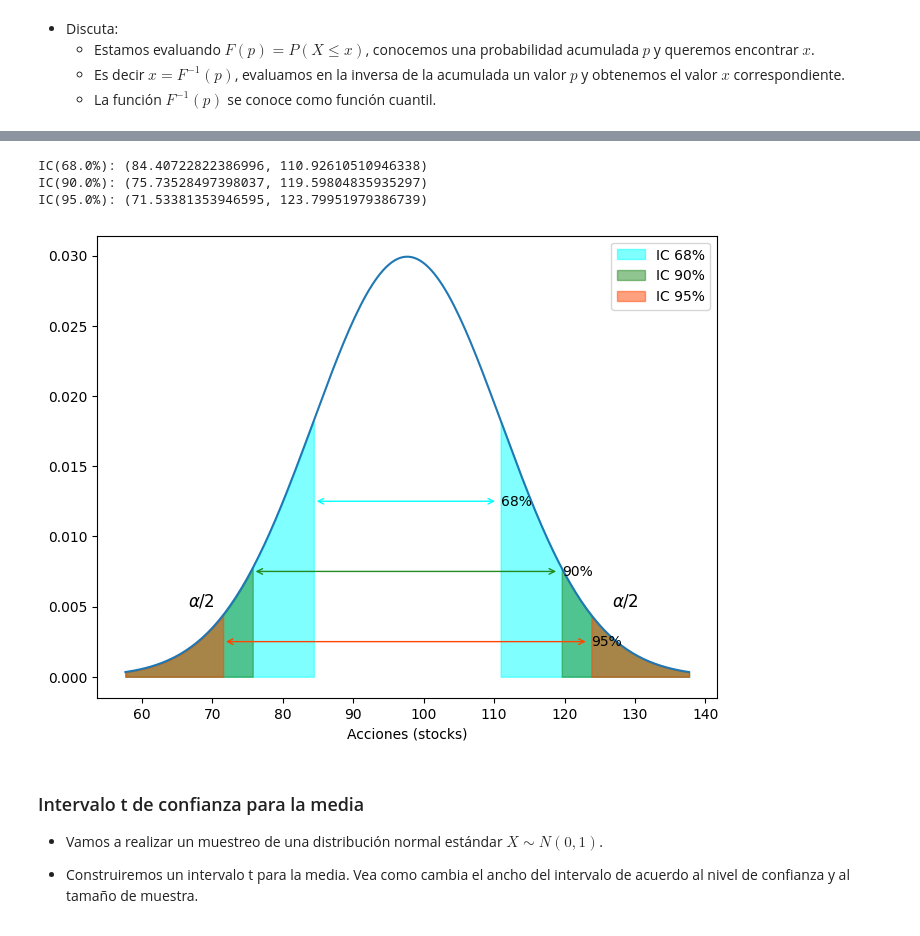
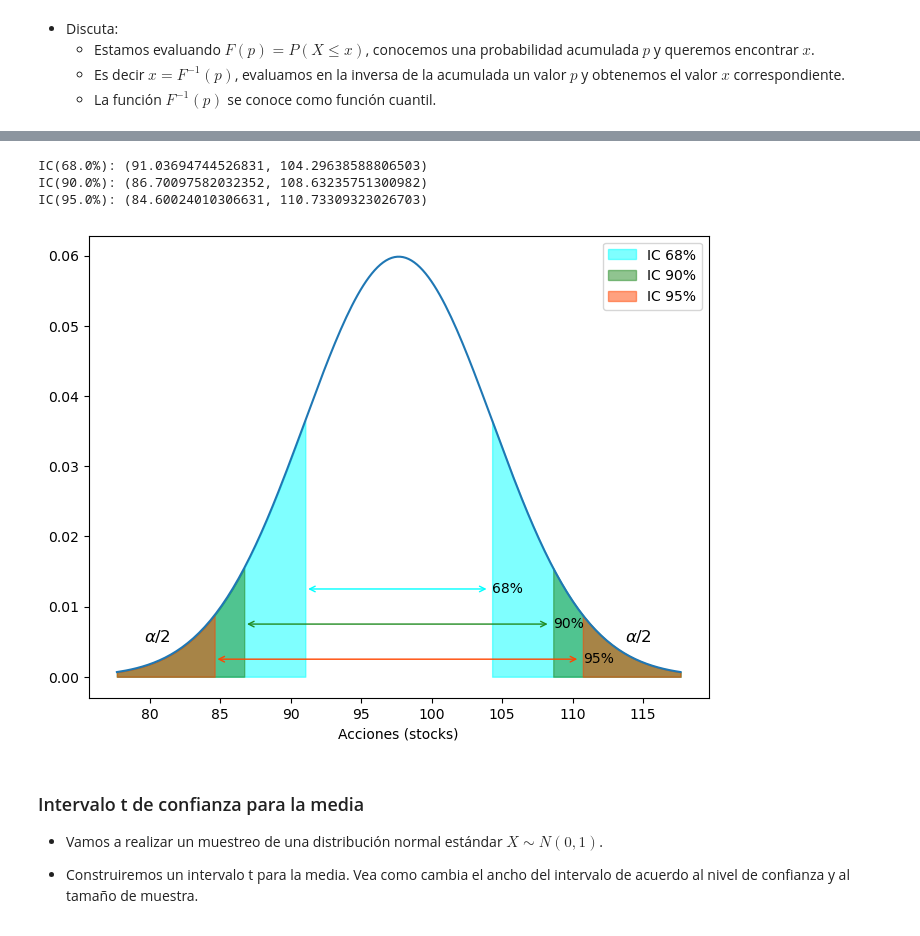
Before and after one commit to marsgr6/r-scripts, a Jupyter notebook: notebooks/probability_review.ipynb, the cells around one changed output, grey strips where cells are left out. Saved outputs shown, nothing was run; the diff lists cells and outputs as text; code cells hidden in the pictures.

```diff
--- a/notebooks/probability_review.ipynb
+++ b/notebooks/probability_review.ipynb
@@ -411,9 +421,11 @@ plt.show()
 # %%
+muestra = np.array([100, 109, 110, 80, 65, 125,120, 85, 85])
+
 media_muestral = muestra.mean()  # X barra
 sigma2 = 400  # varianza conocida
 ssigma = np.sqrt(sigma2)  # desviación estándar
 n = 9  # tamaño de la muestra
-se = sigma / np.sqrt(n)  # estándar error
+se = ssigma / np.sqrt(n)  # estándar error
 
 # PDF
 plt.figure(figsize=(8,6))
@@ -450,37 +462,38 @@ print(r"IC("+str((1-alpha)*100)+"%):", IC90)
 x_left = np.linspace(media_muestral-3*se, IC90[0])
 plt.fill_between(x_left, norm.pdf(x_left, media_muestral, se), color='forestgreen', alpha=0.5)
 # sombreamos cola derecha para IC90
 x_right = np.linspace(IC90[1], media_muestral+3*se)
 plt.fill_between(x_right, norm.pdf(x_right, media_muestral, se),
                  color='forestgreen', alpha=0.5, label="IC 90%")
 plt.annotate("90%", xy=(IC90[0], 0.0075), xytext=(IC90[1], 0.0075),
              va="center", # alineado vertical
              arrowprops=dict(arrowstyle="<->", color="forestgreen"))
 
 # IC 95%
 alpha = 0.05  # # IC 95%
 IC95 = norm.interval(1-alpha, loc=muestra.mean(), scale=se)  # intervalo IC95
 print(r"IC("+str((1-alpha)*100)+"%):", IC95)
 
 # sombreamos cola izquierda para IC95
 x_left = np.linspace(media_muestral-3*se, IC95[0])
 plt.fill_between(x_left, norm.pdf(x_left, media_muestral, se), color='orangered', alpha=0.5)
 # sombreamos cola derecha para IC95
 x_right = np.linspace(IC95[1], media_muestral+3*se)
 plt.fill_between(x_right, norm.pdf(x_right, media_muestral, se),
                  color='orangered', alpha=0.5, label="IC 95%")
 plt.annotate("95%", xy=(IC95[0], 0.0025), xytext=(IC95[1], 0.0025),
              va="center", # alineado vertical
              arrowprops=dict(arrowstyle="<->", color ='orangered'))
 plt.text(IC95[0]-5, 0.005, r"$\alpha/2$", fontsize=12)
 plt.text(IC95[1]+3, 0.005, r"$\alpha/2$", fontsize=12)
 plt.xlabel("Acciones (stocks)")
 legend=plt.legend()
+plt.show()
 # %% [output]
-IC(68.0%): (84.40722822386996, 110.92610510946338)
-IC(90.0%): (75.73528497398037, 119.59804835935297)
-IC(95.0%): (71.53381353946595, 123.79951979386739)
+IC(68.0%): (91.03694744526831, 104.29638588806503)
+IC(90.0%): (86.70097582032352, 108.63235751300982)
+IC(95.0%): (84.60024010306631, 110.73309323026703)
-[figure, old version]
+[figure, new version]
 # %% [markdown]
 ### Intervalo t de confianza para la media
 
```
Also changed, not shown: parts of 6 cells of this notebook.
